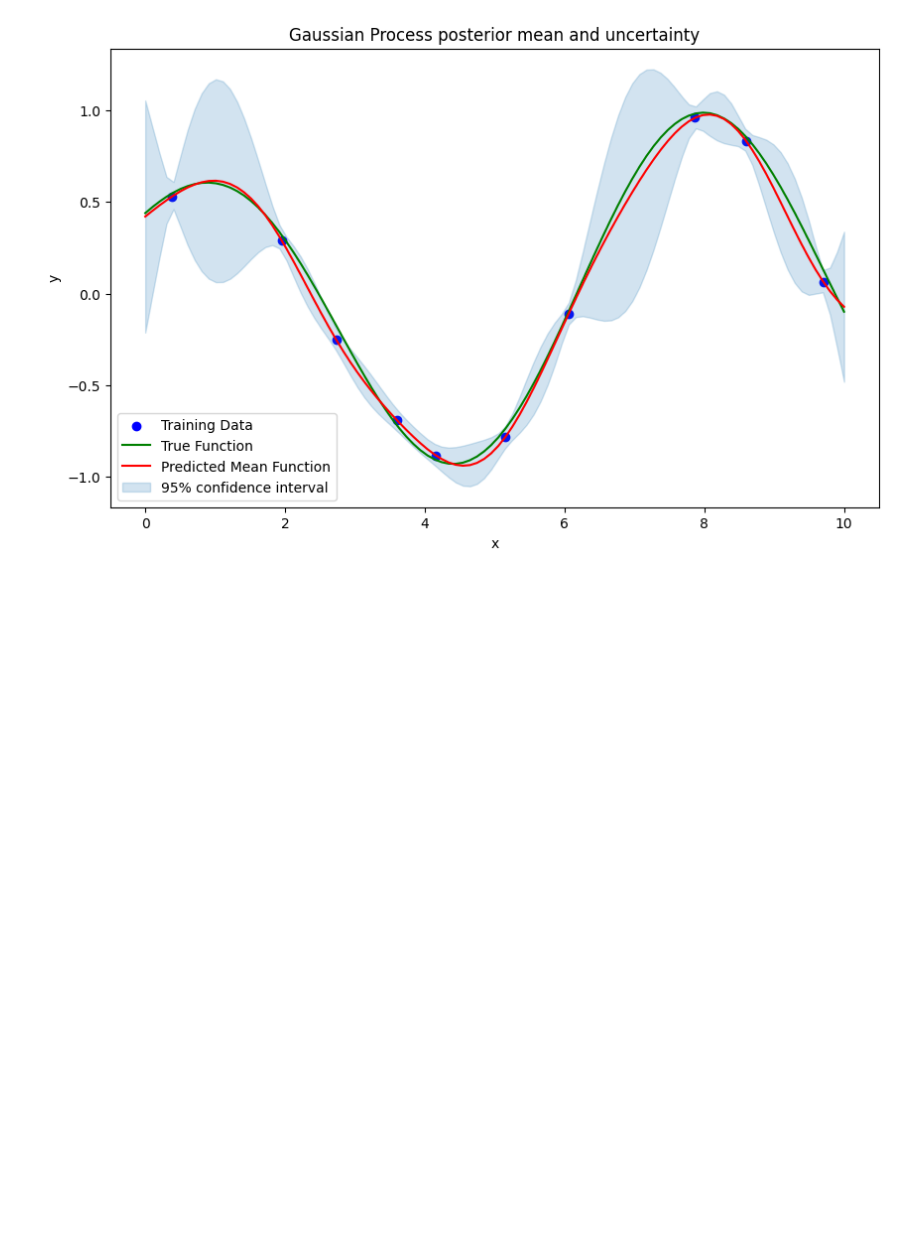
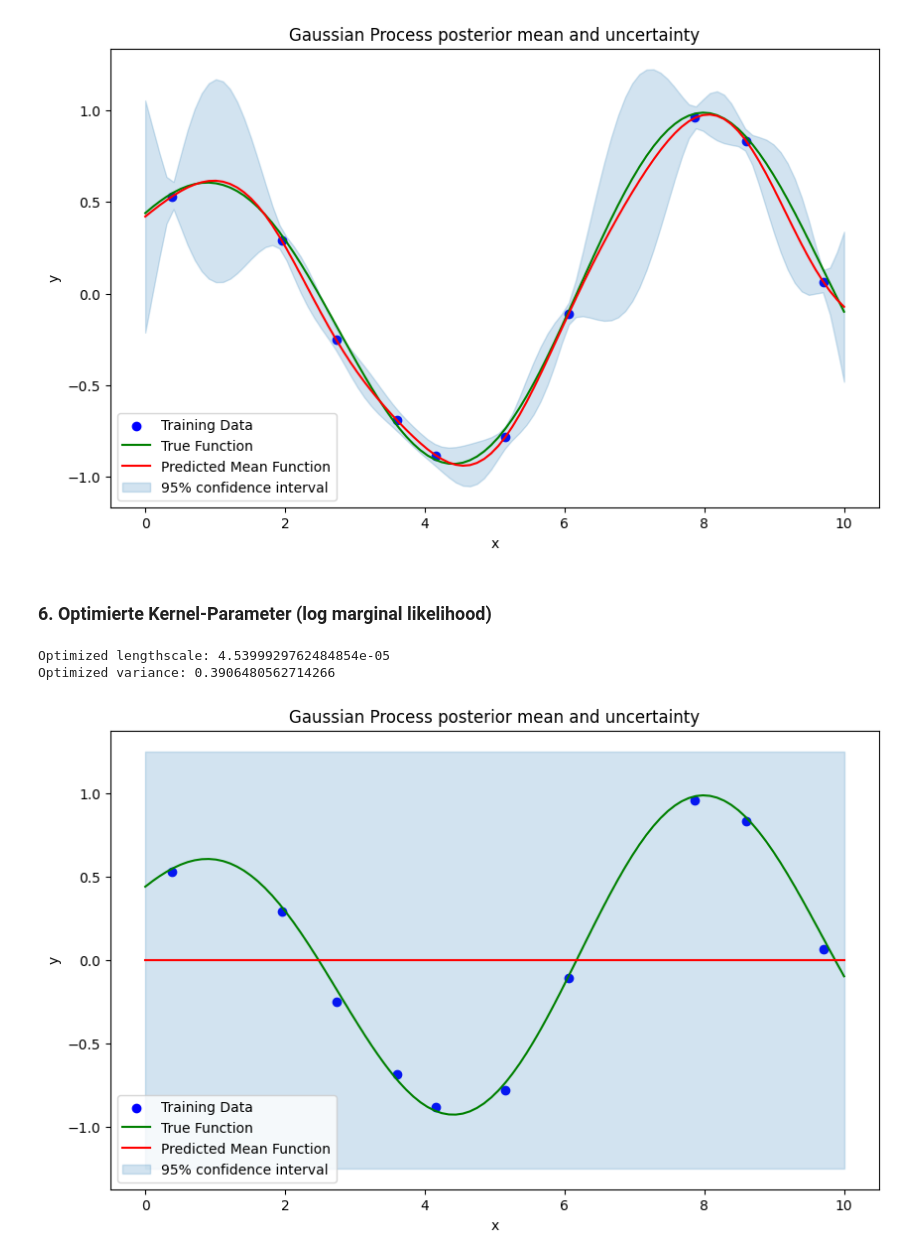
Before and after one commit to Ole-Uphaus/Masterarbeit_AI_MOLE, a Jupyter notebook: Practice/GP_regression_scratch.ipynb, the cells around one changed output. Saved outputs shown, nothing was run; the diff lists cells and outputs as text; code cells hidden in the pictures; blank space fills up the shorter version.

Commit message:
Log Marginal Likelihood Parameteroptimierung hinzugefügt - einfachste (schwächste) Berechnung genutzt.

```diff
--- a/Practice/GP_regression_scratch.ipynb
+++ b/Practice/GP_regression_scratch.ipynb
@@ -303,8 +304,8 @@ Posterior covariance shape: (5, 5)
 ### 5. Funktion der Mittelwerte und dazugehörige Unsicherheiten visualisieren
 # %%
 k_params = {
-    'lengthscale': 1.0,
-    'variance': 1.0
+    'lengthscale': 1,
+    'variance': 1
 }
 
 X_test_plot = np.linspace(x_min, x_max, 100)
@@ -327,3 +328,5 @@ plt.legend()
 plt.show()
 # %% [output]
 [figure]
+# %% [markdown]
+### 6. Optimierte Kernel-Parameter (log marginal likelihood)
@@ -329,0 +377,46 @@ plt.show()
+# %%
+# Initial Theta (Hyperparameters)
+theta0 = np.log([10, 10])
+optimizer = minimize(neg_log_marginal_likelihood,
+               theta0,
+               args=(X_train, Y_train, rbf_kernel, sigma_noise),
+               method='L-BFGS-B',
+               bounds=[(-10, 10), (-10, 10)],   # optional
+               options={'disp': True})
+
+# Optimize
+log_lengthscale_opt, log_variance_opt = optimizer.x
+lengthscale_opt = np.exp(log_lengthscale_opt)
+variance_opt = np.exp(log_variance_opt)
+
+print("Optimized lengthscale:", lengthscale_opt)
+print("Optimized variance:", variance_opt)
+# %% [output]
+Optimized lengthscale: 4.5399929762484854e-05
+Optimized variance: 0.3906480562714266
+# %%
+k_params = {
+    'lengthscale': lengthscale_opt,
+    'variance': variance_opt
+}
+
+X_test_plot = np.linspace(x_min, x_max, 100)
+mu_post_plot, cov_post_plot = gp_posterior(X_train, Y_train, X_test_plot, rbf_kernel, sigma_noise, **k_params)
+std_post_plot = np.sqrt(np.diag(cov_post_plot))
+
+# Plot results with uncertainty
+plt.figure(figsize=(10, 6))
+plt.scatter(X_train, Y_train, color='blue', label='Training Data')
+plt.plot(np.linspace(x_min, x_max, 100), f_true(np.linspace(x_min, x_max, 100)), color='green', label='True Function')
+plt.plot(X_test_plot, mu_post_plot, color='red', label='Predicted Mean Function')
+plt.fill_between(X_test_plot,
+                 mu_post_plot - 2*std_post_plot,
+                 mu_post_plot + 2*std_post_plot,
+                 color='C0', alpha=0.2, label='95% confidence interval')
+plt.title('Gaussian Process posterior mean and uncertainty')
+plt.xlabel('x')
+plt.ylabel('y')
+plt.legend()
+plt.show()
+# %% [output]
+[figure, added]
```
Also changed, not shown: parts of 3 cells of this notebook.
